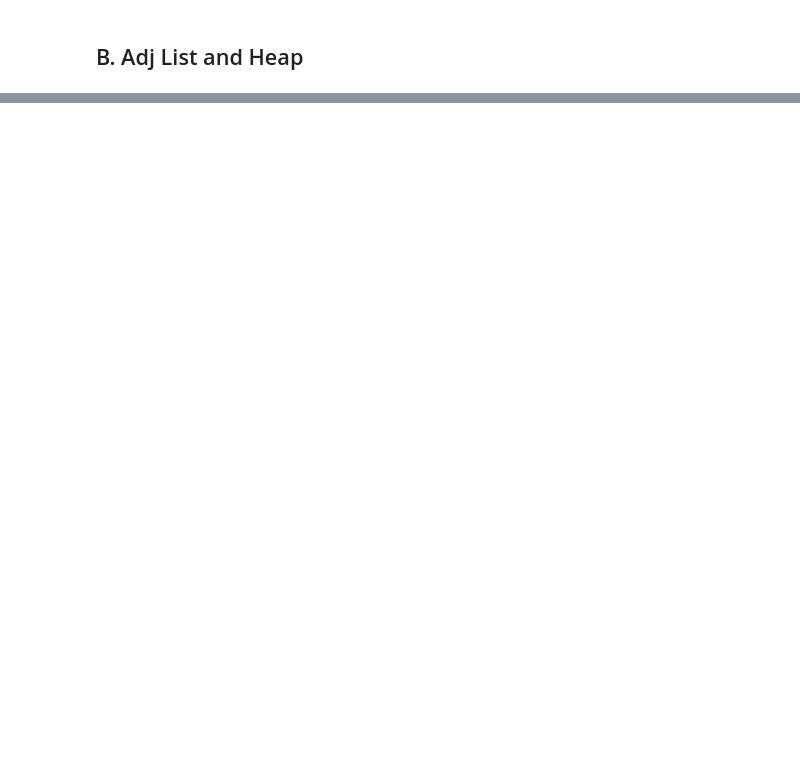
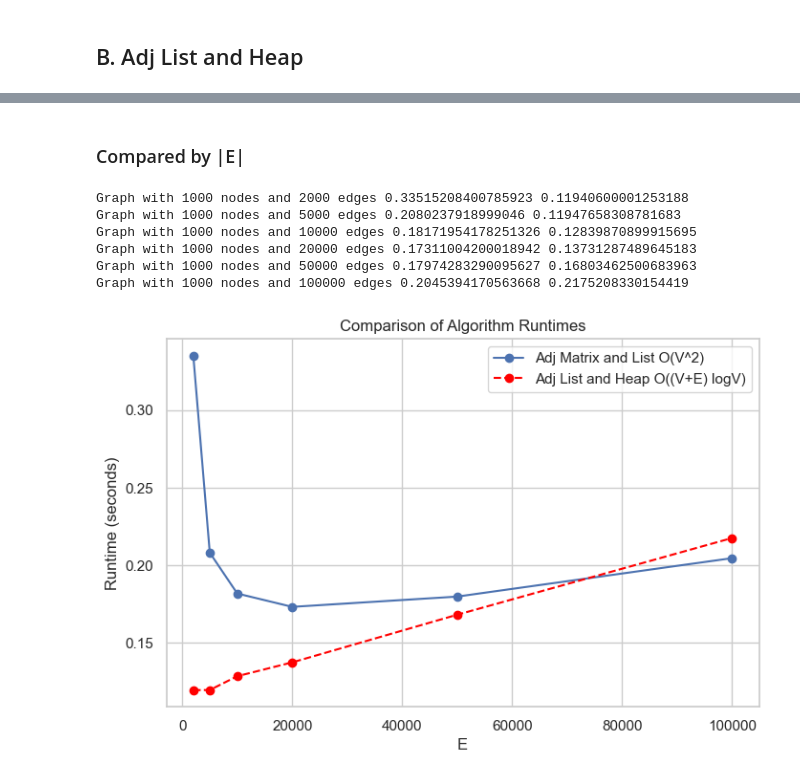
Before and after one commit to autoastt/SC2001-Algo-Labs, a Jupyter notebook: Lab2/Lab2.ipynb, the cells around one changed output, grey strips where cells are left out. Cells and saved outputs as stored; diff of their text form; code cells hidden in the pictures; blank space fills up the shorter version.

```diff
--- a/Lab2/Lab2.ipynb
+++ b/Lab2/Lab2.ipynb
@@ -229,0 +272,47 @@ plt.show()
+# %% [markdown]
+### Compared by |E|
+# %%
+V = 1000
+E = [2000, 5000, 10000, 20000, 50000, 100000]
+runtimes_a = []
+runtimes_b = []
+source = 0
+
+for e in E:
+    g = generate_nm(V, e, 100)
+
+    start_time = time.perf_counter()
+    dijkstra_1a(to_adj_matrix(g), source)
+    end_time = time.perf_counter()
+    runtimes_a.append(end_time - start_time)
+
+    start_time = time.perf_counter()
+    dijkstra_1b(adj_matrix_to_list(to_adj_matrix(g)), source)
+    end_time = time.perf_counter()
+    runtimes_b.append(end_time - start_time)
+
+    print(g, runtimes_a[-1], runtimes_b[-1])
+# %% [output]
+Graph with 1000 nodes and 2000 edges 0.33515208400785923 0.11940600001253188
+Graph with 1000 nodes and 5000 edges 0.2080237918999046 0.11947658308781683
+Graph with 1000 nodes and 10000 edges 0.18171954178251326 0.12839870899915695
+Graph with 1000 nodes and 20000 edges 0.17311004200018942 0.13731287489645183
+Graph with 1000 nodes and 50000 edges 0.17974283290095627 0.16803462500683963
+Graph with 1000 nodes and 100000 edges 0.2045394170563668 0.2175208330154419
+# %%
+# Plot the data
+plt.figure(figsize=(8, 5))
+plt.plot(E, runtimes_a, marker='o', linestyle='-', label='Adj Matrix and List O(V^2)')
+plt.plot(E, runtimes_b, marker='o', linestyle='--', color='red', label='Adj List and Heap O((V+E) logV)')
+
+# Labels and title
+plt.xlabel('E')
+plt.ylabel('Runtime (seconds)')
+plt.title('Comparison of Algorithm Runtimes')
+plt.legend()
+
+# Show the plot
+plt.grid(True)
+plt.show()
+# %% [output]
+[figure, added]
```
Also changed, not shown: parts of 16 cells of this notebook.
